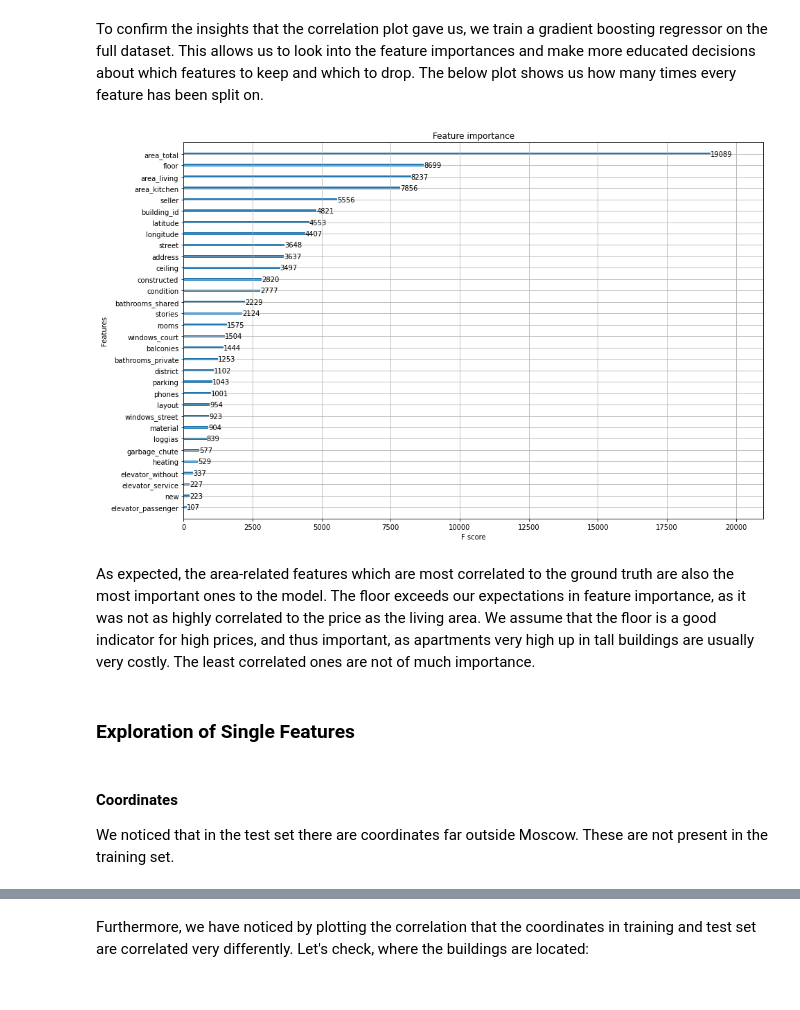
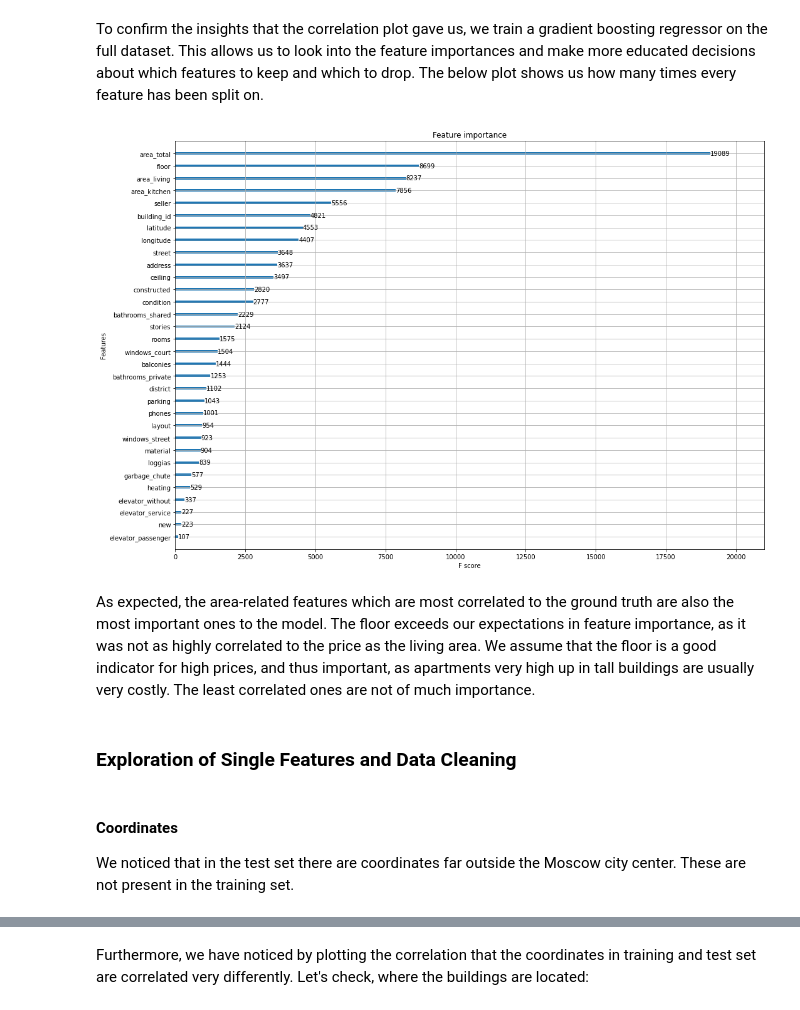
Before and after one commit to kirill-menke/house-pricing-prediction, a Jupyter notebook: group97_long_notebook.ipynb, the cells around one changed output, grey strips where cells are left out. Cells and saved outputs as stored; diff of their text form; code cells hidden in the pictures.

```diff
--- a/group97_long_notebook.ipynb
+++ b/group97_long_notebook.ipynb
@@ -222,16 +221,17 @@ To confirm the insights that the correlation plot gave us, we train a gradient b
 # %%
 model_xgb = XGBRegressor(n_estimators=1200, max_depth=7, booster='gbtree')
 model_xgb.fit(X, y)
 
-fig, ax = plt.subplots(1,1,figsize=(15,10))
-plot_importance(model_xgb, ax=ax); # , max_num_features=25)
+fig, ax = plt.subplots(1, 1, figsize=(15,10))
+plot_importance(model_xgb, ax=ax)
+plt.tight_layout()
 # %% [output]
-[figure, old version]
+[figure, new version]
 # %% [markdown]
 As expected, the area-related features which are most correlated to the ground truth are also the most important ones to the model. The floor exceeds our expectations in feature importance, as it was not as highly correlated to the price as the living area. We assume that the floor is a good indicator for high prices, and thus important, as apartments very high up in tall buildings are usually very costly. The least correlated ones are not of much importance.
 # %% [markdown]
-### Exploration of Single Features
+### Exploration of Single Features and Data Cleaning
 # %% [markdown]
 #### Coordinates
-We noticed that in the test set there are coordinates far outside Moscow. These are not present in the training set.
+We noticed that in the test set there are coordinates far outside the Moscow city center. These are not present in the training set.
 # %%
```
Also changed, not shown: parts of 38 cells of this notebook.
